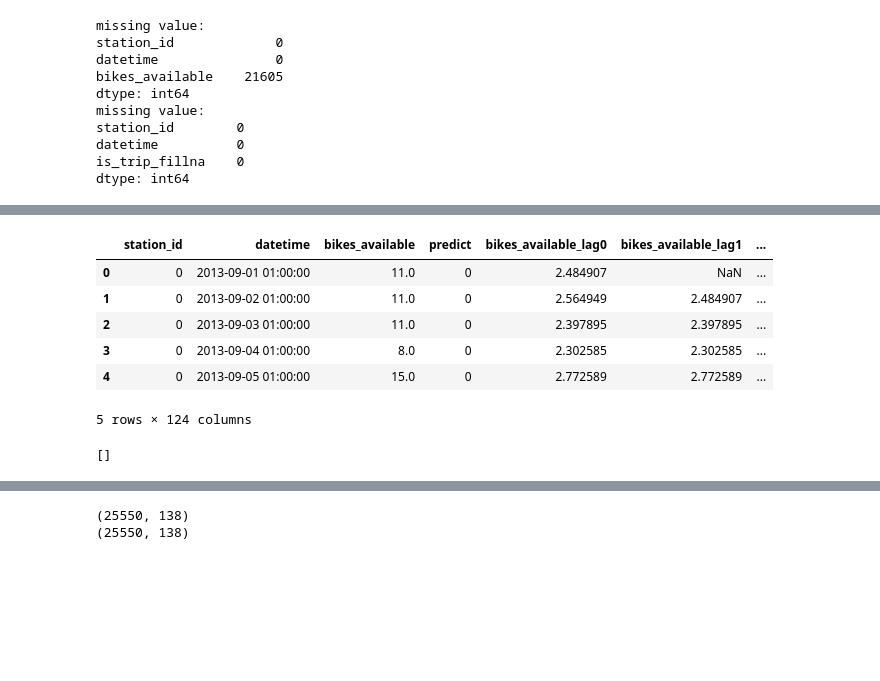
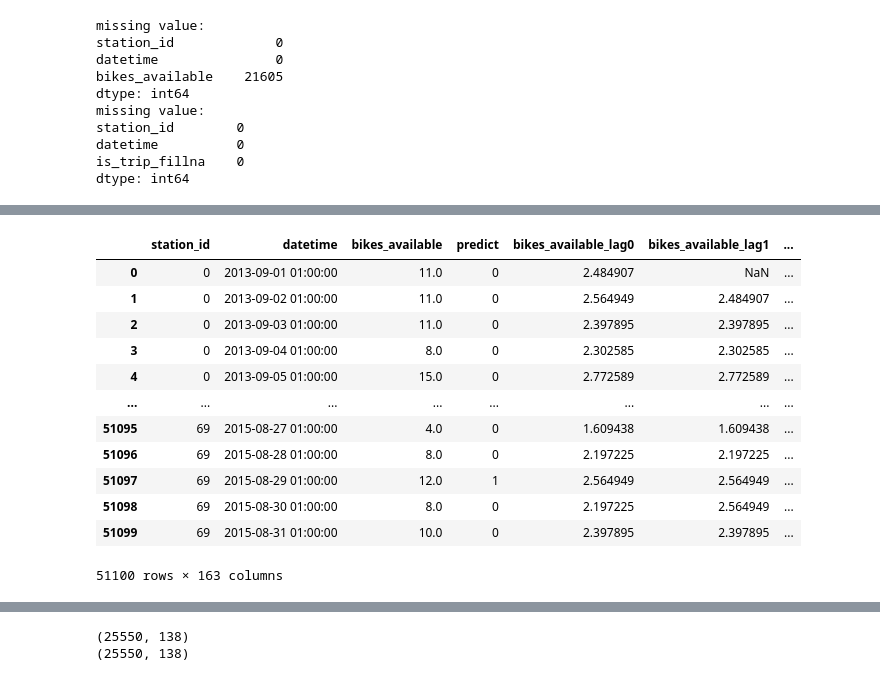
Before and after one commit to snoopy0420/atma_udemy, a Jupyter notebook: notebooks/create_features.ipynb, the cells around one changed output, grey strips where cells are left out. Drawn from its saved outputs; the diff is of its cells as text; code cells hidden in the pictures; blank space fills up the shorter version.

```diff
--- a/notebooks/create_features.ipynb
+++ b/notebooks/create_features.ipynb
@@ -37,7 +38,7 @@ import sys
 sys.path.append(DIR_HOME)
 from src.util import Logger, Util
 # %%
-pd.set_option("display.max_columns",100)
+pd.set_option("display.max_columns",200)
 pd.set_option("display.max_rows", 500)
 # %% [markdown]
 # データ読み込み
@@ -1322,28 +1489,20 @@ holiday                          0
 dtype: int64
 # %%
-load_feature("df_timefeat_bikes_available_hour1").head()
+load_feature("df_timefeat_bikes_available_hour1")
 # %% [output]
 |  | station_id | datetime | bikes_available | predict | bikes_available_lag0 | bikes_available_lag1 | ... |
 | 0 | 0 | 2013-09-01 01:00:00 | 11.0 | 0 | 2.484907 | NaN | ... |
 | 1 | 0 | 2013-09-02 01:00:00 | 11.0 | 0 | 2.564949 | 2.484907 | ... |
 | 2 | 0 | 2013-09-03 01:00:00 | 11.0 | 0 | 2.397895 | 2.397895 | ... |
 | 3 | 0 | 2013-09-04 01:00:00 | 8.0 | 0 | 2.302585 | 2.302585 | ... |
 | 4 | 0 | 2013-09-05 01:00:00 | 15.0 | 0 | 2.772589 | 2.772589 | ... |
+| ... | ... | ... | ... | ... | ... | ... | ... |
+| 51095 | 69 | 2015-08-27 01:00:00 | 4.0 | 0 | 1.609438 | 1.609438 | ... |
+| 51096 | 69 | 2015-08-28 01:00:00 | 8.0 | 0 | 2.197225 | 2.197225 | ... |
+| 51097 | 69 | 2015-08-29 01:00:00 | 12.0 | 1 | 2.564949 | 2.564949 | ... |
+| 51098 | 69 | 2015-08-30 01:00:00 | 8.0 | 0 | 2.197225 | 2.564949 | ... |
+| 51099 | 69 | 2015-08-31 01:00:00 | 10.0 | 0 | 2.397895 | 2.397895 | ... |
-5 rows × 124 columns
+51100 rows × 163 columns
-# %%
-# infが含まれる列を抽出
-def extract_inf_columns(df):
-    df = df.select_dtypes(include=[np.number])
-    inf_columns = []
-    for col in df.columns:
-        if df[col].apply(lambda x: np.isinf(x)).sum() > 0:
-            inf_columns.append(col)
-    return inf_columns
-
-# infが含まれる列を抽出
-extract_inf_columns(load_feature("df_timefeat_bikes_available_hour22"))
-# %% [output]
-[]
 # %%
 # ユニバース分割
 base_data_name = "df_timefeat_bikes_available"
```
Also changed, not shown: parts of 14 cells of this notebook, 2 other files.
